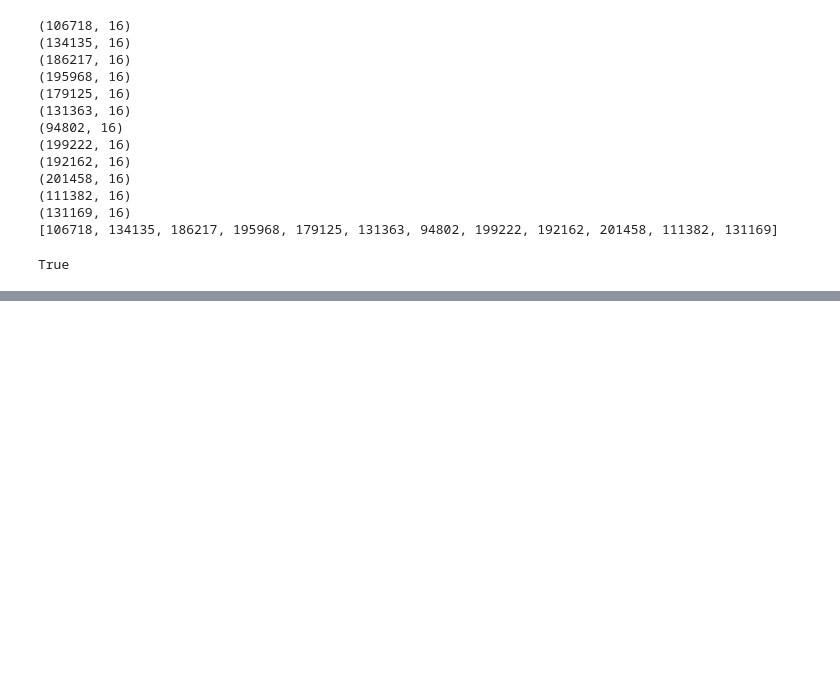
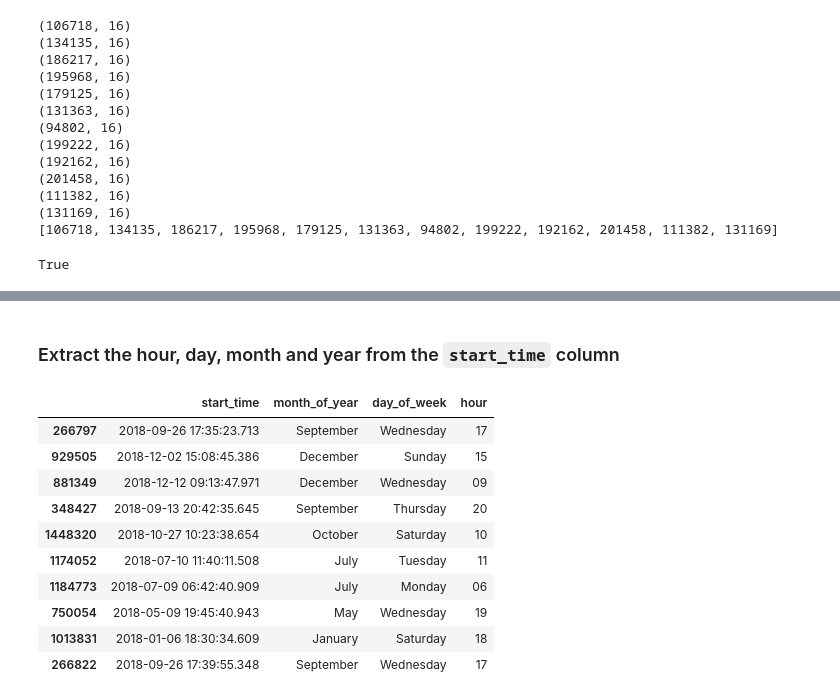
Before and after one commit to kisyular/data-visualization-project, a Jupyter notebook: Part_I_exploration.ipynb, the cells around one changed output, grey strips where cells are left out. Cells and saved outputs as stored; diff of their text form; code cells hidden in the pictures; blank space fills up the shorter version.

```diff
--- a/Part_I_exploration.ipynb
+++ b/Part_I_exploration.ipynb
@@ -161,0 +173,4 @@ True
+# %%
+# Create a new column `distance` which is the distance between the start and end station
+bike_data['distance'] = bike_data.apply(lambda x: haversine((x['start_station_latitude'], x['start_station_longitude']),
+                                                                    (x['end_station_latitude'], x['end_station_longitude'])), axis=1)
@@ -161,0 +179,5 @@ True
+# %%
+# Create a new column `member_age` which is the difference between the 2018 and `member_birth_year`
+bike_data['member_age'] = 2018 - bike_data.member_birth_year
+# Select the column member_birth_year and member_age
+bike_data[['member_birth_year', 'member_age']].sample(10)
@@ -161,0 +196,27 @@ True
+# %% [markdown]
+### Extract the hour, day, month and year from the `start_time` column
+# %%
+bike_data['start_time'] = pd.to_datetime(bike_data['start_time'])
+# Extract the month name from the start_time column
+bike_data['month_of_year'] = bike_data['start_time'].dt.strftime('%B')
+
+# Extract the day of the week from the start_time column
+bike_data['day_of_week'] = bike_data['start_time'].dt.strftime('%A')
+
+# Extract the hour from the start_time column
+bike_data['hour'] = bike_data['start_time'].dt.strftime('%H')
+# %%
+# Select the columns start_time, month, day_of_week, hour
+bike_data[['start_time', 'month_of_year', 'day_of_week', 'hour']].sample(10)
+# %% [output]
+|  | start_time | month_of_year | day_of_week | hour |
+| 266797 | 2018-09-26 17:35:23.713 | September | Wednesday | 17 |
+| 929505 | 2018-12-02 15:08:45.386 | December | Sunday | 15 |
+| 881349 | 2018-12-12 09:13:47.971 | December | Wednesday | 09 |
+| 348427 | 2018-09-13 20:42:35.645 | September | Thursday | 20 |
+| 1448320 | 2018-10-27 10:23:38.654 | October | Saturday | 10 |
+| 1174052 | 2018-07-10 11:40:11.508 | July | Tuesday | 11 |
+| 1184773 | 2018-07-09 06:42:40.909 | July | Monday | 06 |
+| 750054 | 2018-05-09 19:45:40.943 | May | Wednesday | 19 |
+| 1013831 | 2018-01-06 18:30:34.609 | January | Saturday | 18 |
+| 266822 | 2018-09-26 17:39:55.348 | September | Wednesday | 17 |
```
Also changed, not shown: parts of 11 cells of this notebook.
